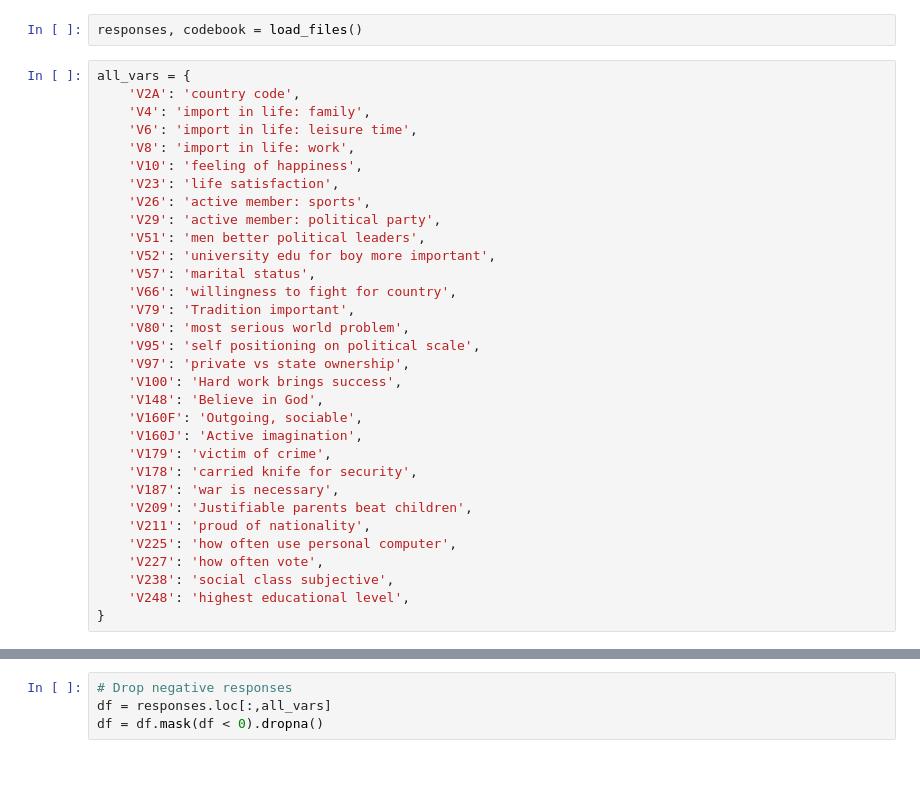
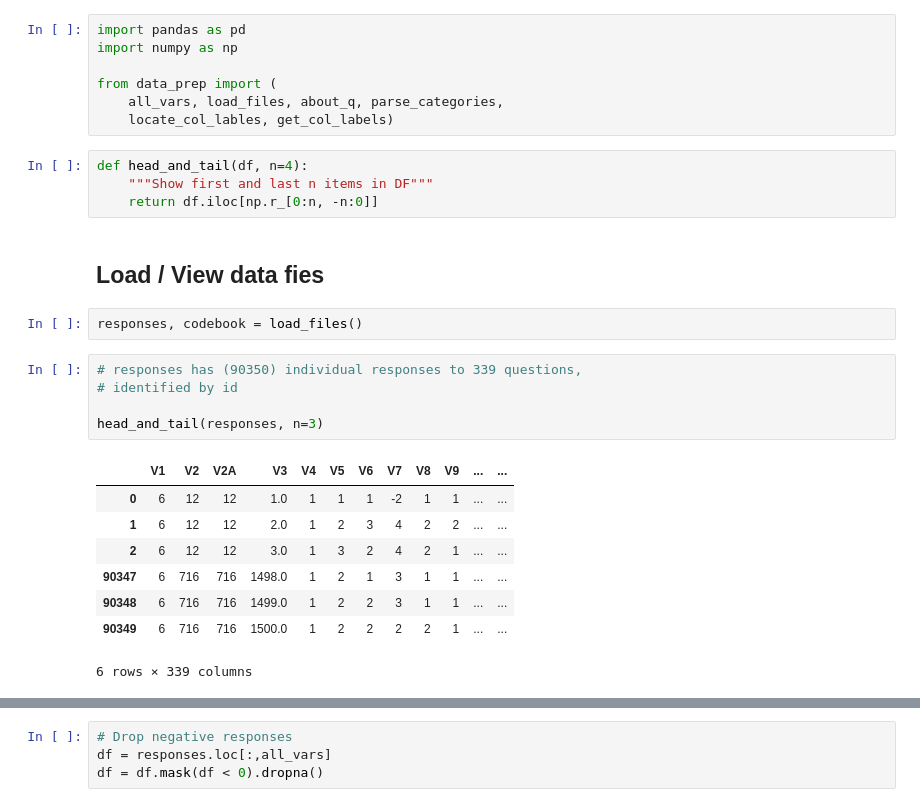
Before and after one commit to dustinmichels/bayesian-values-guesser, a Jupyter notebook: bayes.ipynb, the cells around one changed output, grey strips where cells are left out. Cells and saved outputs as stored; diff of their text form; blank space fills up the shorter version.

```diff
--- a/bayes.ipynb
+++ b/bayes.ipynb
@@ -5,34 +1,29 @@ from data_prep import *
+# %%
+import pandas as pd
+import numpy as np
+
+from data_prep import (
+    all_vars, load_files, about_q, parse_categories,
+    locate_col_lables, get_col_labels)
+# %%
+def head_and_tail(df, n=4):
+    """Show first and last n items in DF"""
+    return df.iloc[np.r_[0:n, -n:0]]
+# %% [markdown]
+## Load / View data fies
 # %%
 responses, codebook = load_files()
-# %%
-all_vars = {
-    'V2A': 'country code',
-    'V4': 'import in life: family',
-    'V6': 'import in life: leisure time',
-    'V8': 'import in life: work',
-    'V10': 'feeling of happiness',
-    'V23': 'life satisfaction',
-    'V26': 'active member: sports',
-    'V29': 'active member: political party',
-    'V51': 'men better political leaders',
-    'V52': 'university edu for boy more important',
-    'V57': 'marital status',
-    'V66': 'willingness to fight for country',
-    'V79': 'Tradition important',
-    'V80': 'most serious world problem',
-    'V95': 'self positioning on political scale',
-    'V97': 'private vs state ownership',
-    'V100': 'Hard work brings success',
-    'V148': 'Believe in God',
-    'V160F': 'Outgoing, sociable',
-    'V160J': 'Active imagination',
-    'V179': 'victim of crime',
-    'V178': 'carried knife for security',
-    'V187': 'war is necessary',
-    'V209': 'Justifiable parents beat children',
-    'V211': 'proud of nationality',
-    'V225': 'how often use personal computer',
-    'V227': 'how often vote',
-    'V238': 'social class subjective',
-    'V248': 'highest educational level',
-}
+# %%
+# responses has (90350) individual responses to 339 questions,
+# identified by id
+
+head_and_tail(responses, n=3)
+# %% [output]
+|  | V1 | V2 | V2A | V3 | V4 | V5 | V6 | V7 | V8 | V9 | ... | ... |
+| 0 | 6 | 12 | 12 | 1.0 | 1 | 1 | 1 | -2 | 1 | 1 | ... | ... |
+| 1 | 6 | 12 | 12 | 2.0 | 1 | 2 | 3 | 4 | 2 | 2 | ... | ... |
+| 2 | 6 | 12 | 12 | 3.0 | 1 | 3 | 2 | 4 | 2 | 1 | ... | ... |
+| 90347 | 6 | 716 | 716 | 1498.0 | 1 | 2 | 1 | 3 | 1 | 1 | ... | ... |
+| 90348 | 6 | 716 | 716 | 1499.0 | 1 | 2 | 2 | 3 | 1 | 1 | ... | ... |
+| 90349 | 6 | 716 | 716 | 1500.0 | 1 | 2 | 2 | 2 | 2 | 1 | ... | ... |
+6 rows × 339 columns
```
Also changed, not shown: parts of 46 cells of this notebook, 5 other files.
